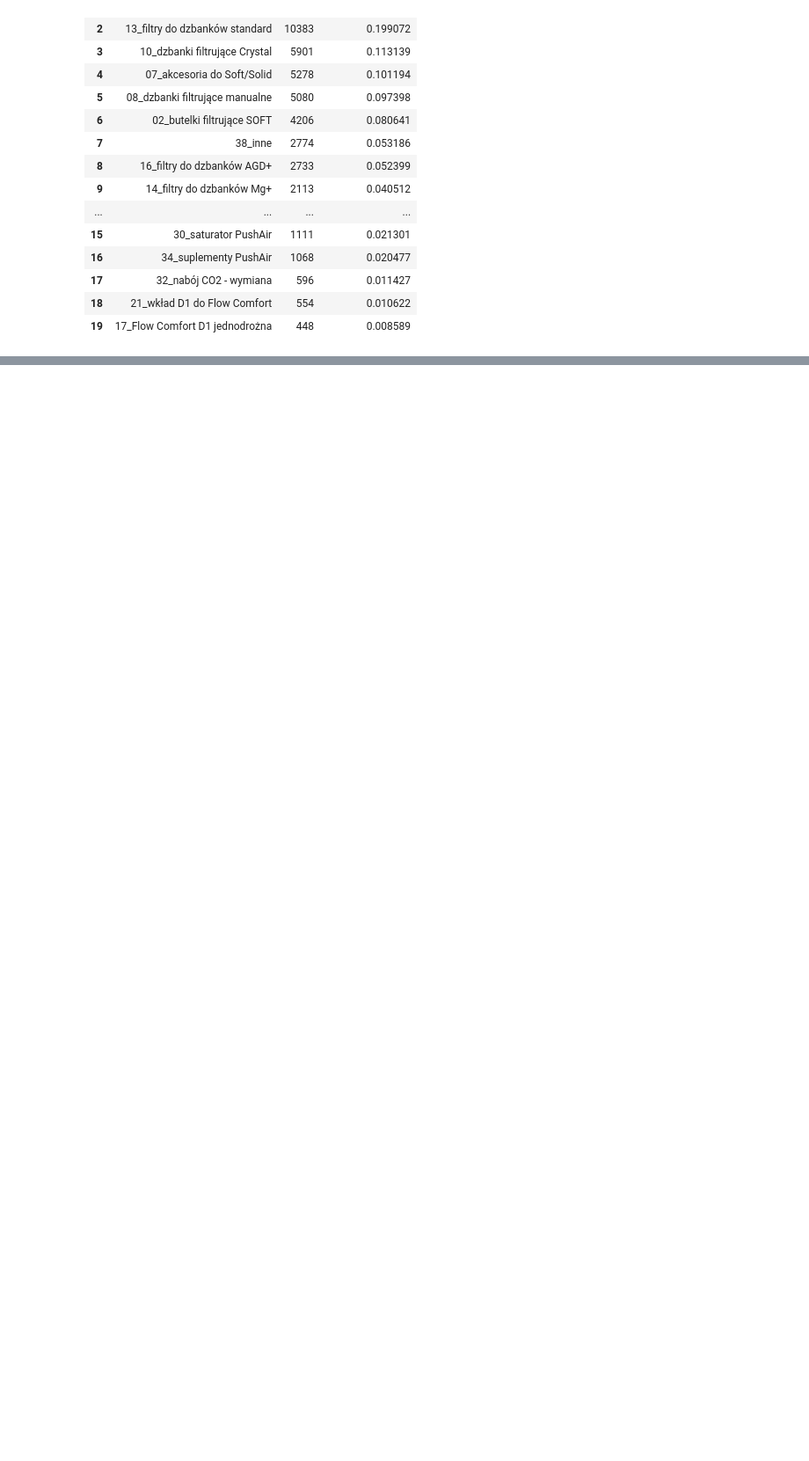
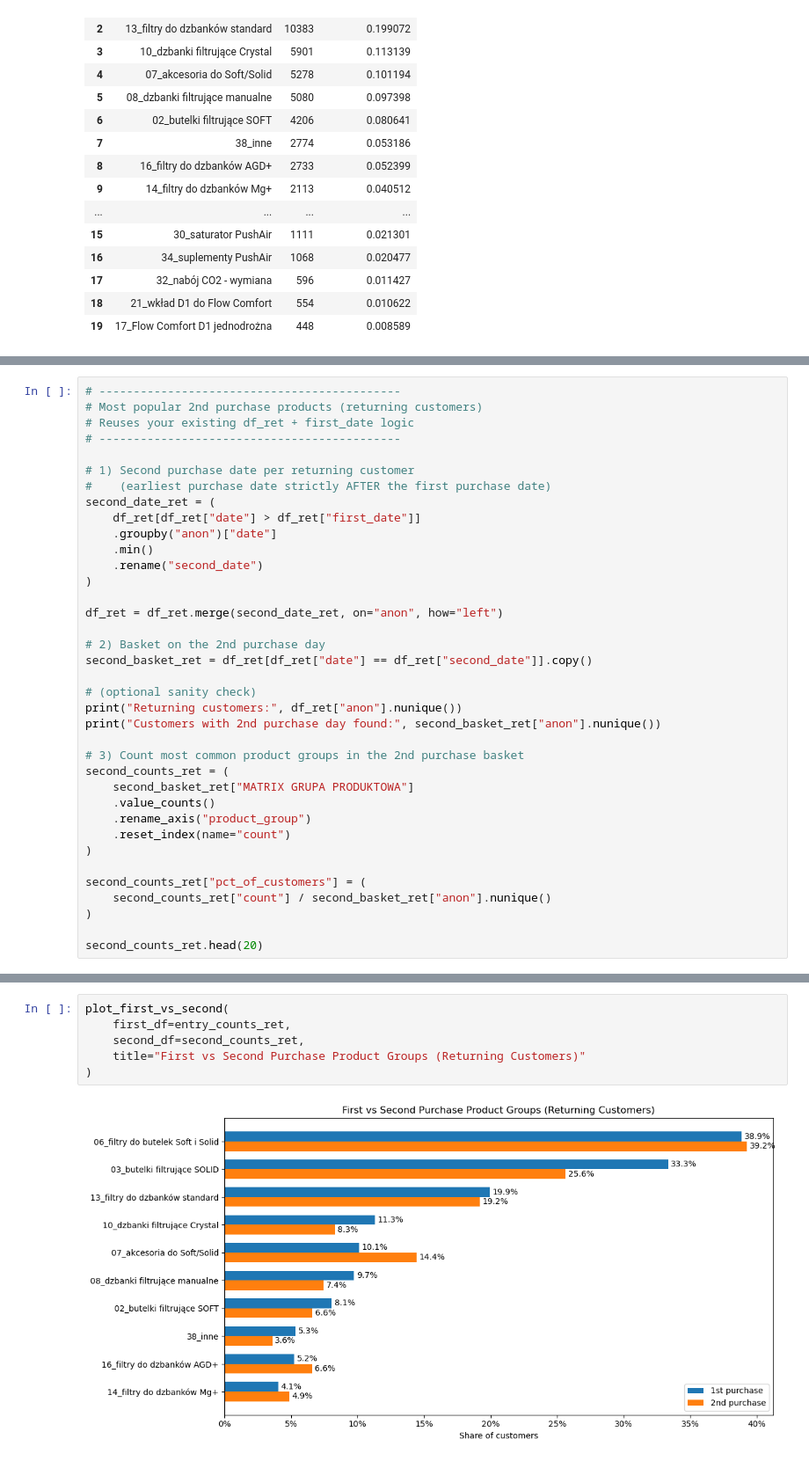
Before and after one commit to Stazar123/361sales, a Jupyter notebook: LTV_analysis/08_entry_products.ipynb, the cells around one changed output, grey strips where cells are left out. Shown at 88% size. Saved outputs shown, nothing was run; the diff lists cells and outputs as text; blank space fills up the shorter version.

```diff
--- a/LTV_analysis/08_entry_products.ipynb
+++ b/LTV_analysis/08_entry_products.ipynb
@@ -259,0 +274,37 @@ plt.show()
+# %%
+# --------------------------------------------
+# Most popular 2nd purchase products (returning customers)
+# Reuses your existing df_ret + first_date logic
+# --------------------------------------------
+
+# 1) Second purchase date per returning customer
+#    (earliest purchase date strictly AFTER the first purchase date)
+second_date_ret = (
+    df_ret[df_ret["date"] > df_ret["first_date"]]
+    .groupby("anon")["date"]
+    .min()
+    .rename("second_date")
+)
+
+df_ret = df_ret.merge(second_date_ret, on="anon", how="left")
+
+# 2) Basket on the 2nd purchase day
+second_basket_ret = df_ret[df_ret["date"] == df_ret["second_date"]].copy()
+
+# (optional sanity check)
+print("Returning customers:", df_ret["anon"].nunique())
+print("Customers with 2nd purchase day found:", second_basket_ret["anon"].nunique())
+
+# 3) Count most common product groups in the 2nd purchase basket
+second_counts_ret = (
+    second_basket_ret["MATRIX GRUPA PRODUKTOWA"]
+    .value_counts()
+    .rename_axis("product_group")
+    .reset_index(name="count")
+)
+
+second_counts_ret["pct_of_customers"] = (
+    second_counts_ret["count"] / second_basket_ret["anon"].nunique()
+)
+
+second_counts_ret.head(20)
@@ -259,0 +395,8 @@ plt.show()
+# %%
+plot_first_vs_second(
+    first_df=entry_counts_ret,
+    second_df=second_counts_ret,
+    title="First vs Second Purchase Product Groups (Returning Customers)"
+)
+# %% [output]
+[figure, added]
```
Also changed, not shown: parts of 5 cells of this notebook.
